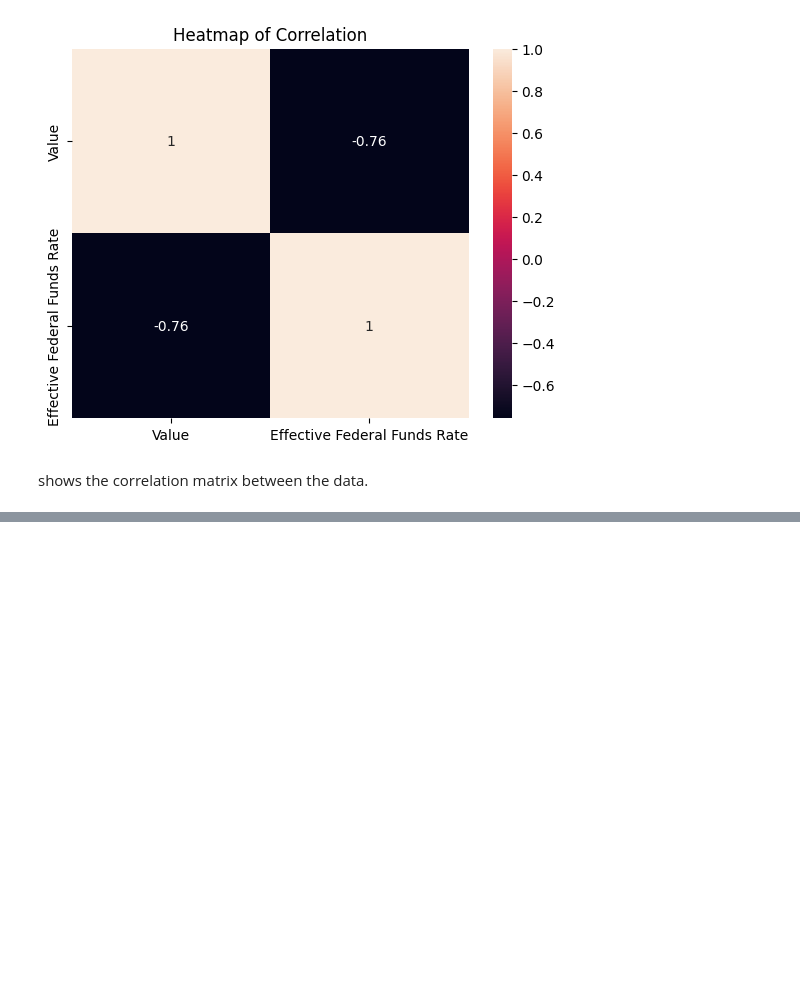
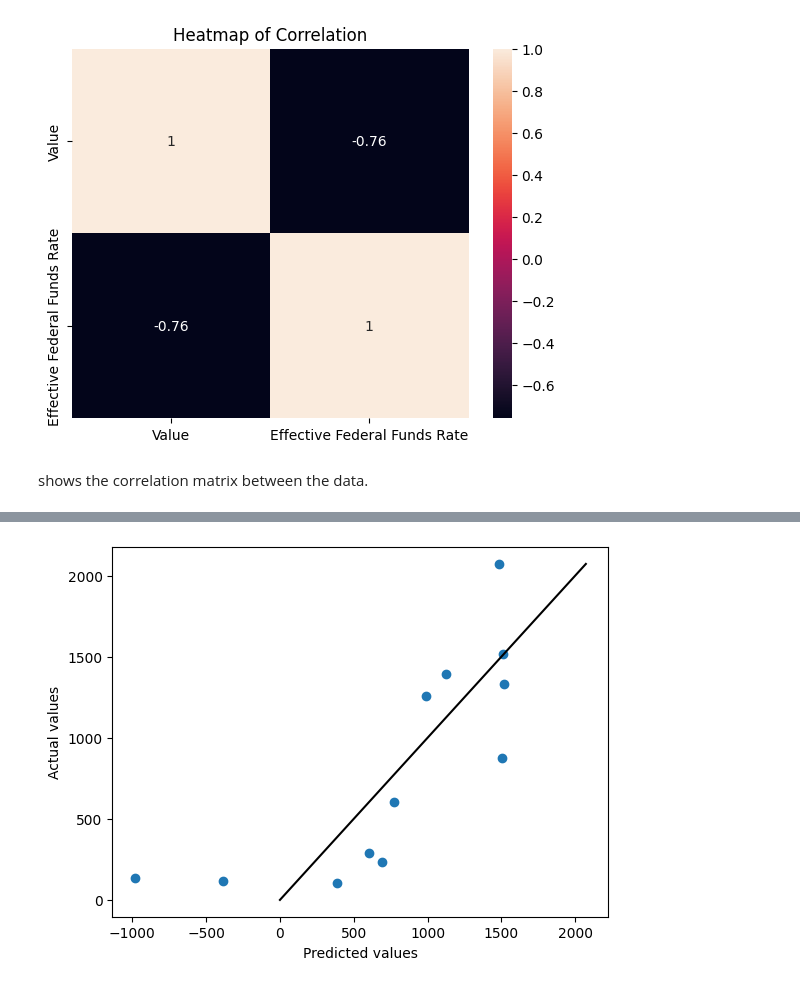
Before and after one commit to dwk601/Google-Capstone, a Jupyter notebook: main.ipynb, the cells around one changed output, grey strips where cells are left out. Saved outputs shown, nothing was run; the diff lists cells and outputs as text; code cells hidden in the pictures; blank space fills up the shorter version.

```diff
--- a/main.ipynb
+++ b/main.ipynb
@@ -334,0 +350,12 @@ plt.show()
+# %%
+# Splitting the data into training and test sets
+x_train, x_test, y_train, y_test = train_test_split(x, y, test_size=0.2, random_state=42)
+
+# Creating a Linear Regression model
+model = LinearRegression()
+
+# Fitting the model to the training data
+model.fit(x_train, y_train)
+
+# Making predictions on the test data
+y_pred = model.predict(x_test)
@@ -334,0 +381,15 @@ plt.show()
+# %%
+# Create a scatter plot of the predicted and actual values
+plt.scatter(y_pred, y_test)
+
+# Plot a line with slope 1 and intercept 0
+plt.plot([0, max(y_test)], [0, max(y_test)], '-k')
+
+# Label the axes
+plt.xlabel("Predicted values")
+plt.ylabel("Actual values")
+
+# Show the plot
+plt.show()
+# %% [output]
+[figure, added]
```
Also changed, not shown: parts of 4 cells of this notebook.
